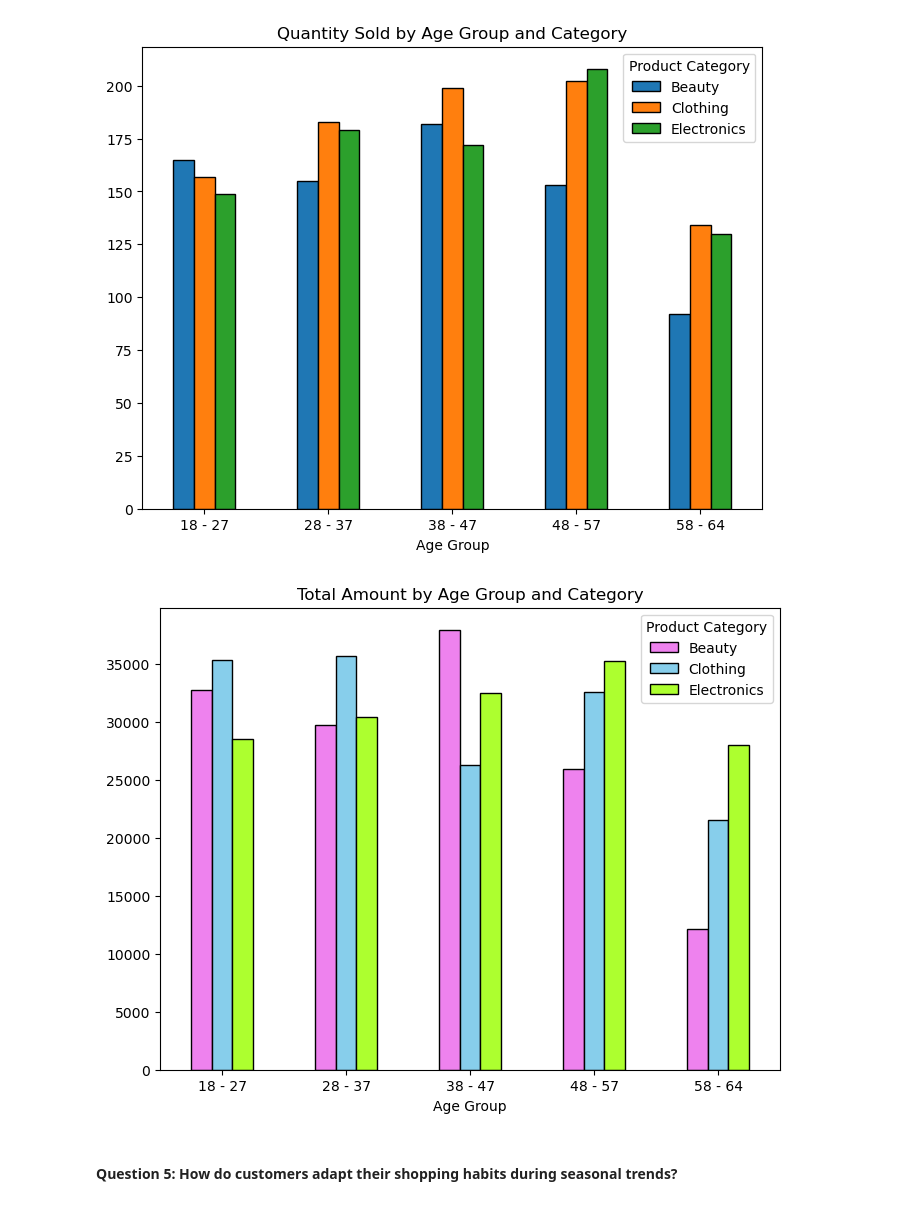
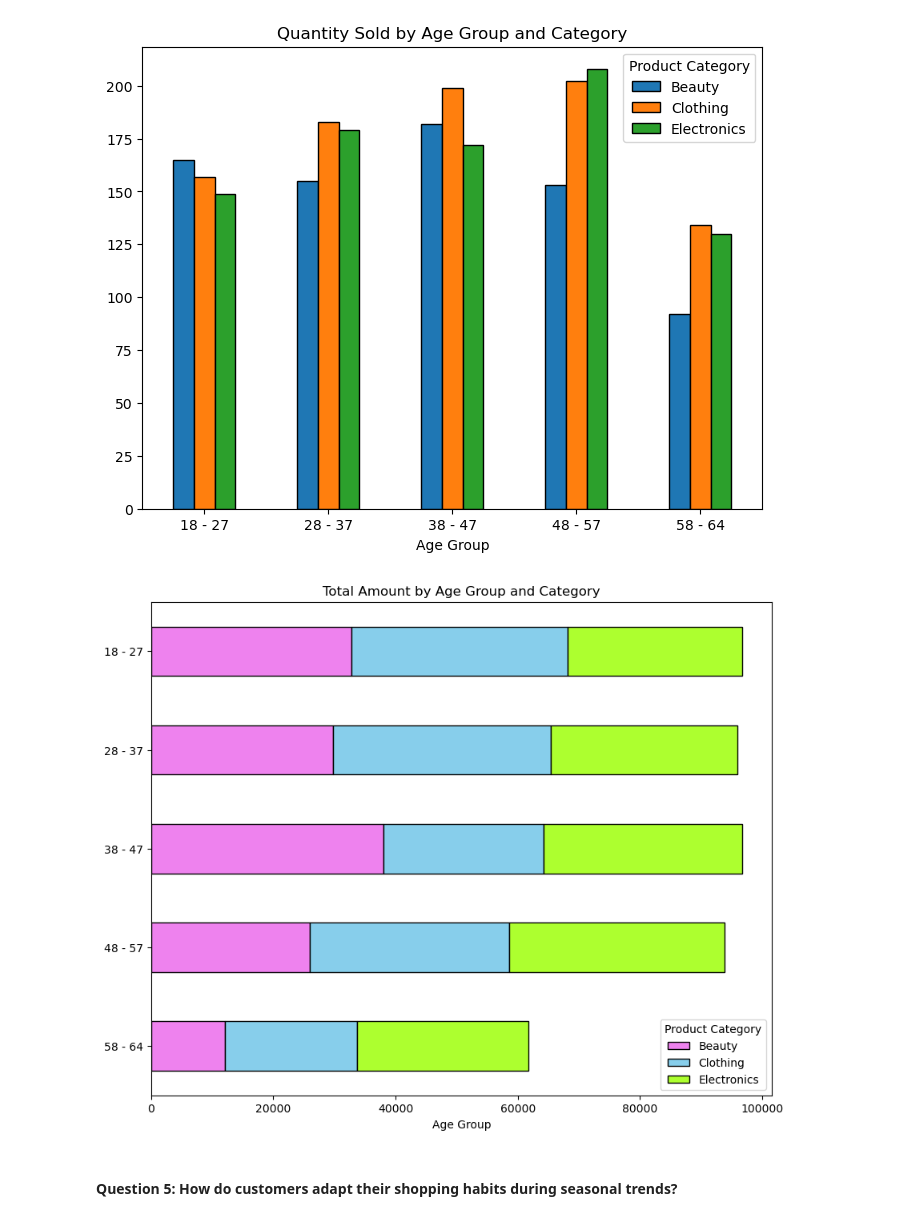
Before and after one commit to Hospoghosyan/Retail_Sales_Analysis, a Jupyter notebook: Retails_sales_analysis.ipynb, the cells around one changed output. Cells and saved outputs as stored; diff of their text form; code cells hidden in the pictures.

Commit message:
Changed visualization's type of question 4

```diff
--- a/Retails_sales_analysis.ipynb
+++ b/Retails_sales_analysis.ipynb
@@ -359,15 +359,15 @@ plt.show()
 # %% [output]
 [figure]
 # %%
-cat_age_total.plot(kind = 'bar',figsize = (8, 6),edgecolor = 'black', color = ['violet','skyblue', 'greenyellow'])
+cat_age_total.sort_index(ascending=False).plot(kind='barh', stacked=True, figsize=(10, 8), edgecolor='black', color = ['violet','skyblue', 'greenyellow'])
 plt.title('Total Amount by Age Group and Category')
 plt.xlabel("Age Group")
 plt.ylabel("")
 plt.legend(title = 'Product Category')
 plt.xticks(rotation = 0)
 plt.show()
 # %% [output]
-[figure, old version]
+[figure, new version]
 # %% [markdown]
 #### Question 5: How do customers adapt their shopping habits during seasonal trends?
 # %%
```
Also changed, not shown: parts of 1 cell of this notebook.
